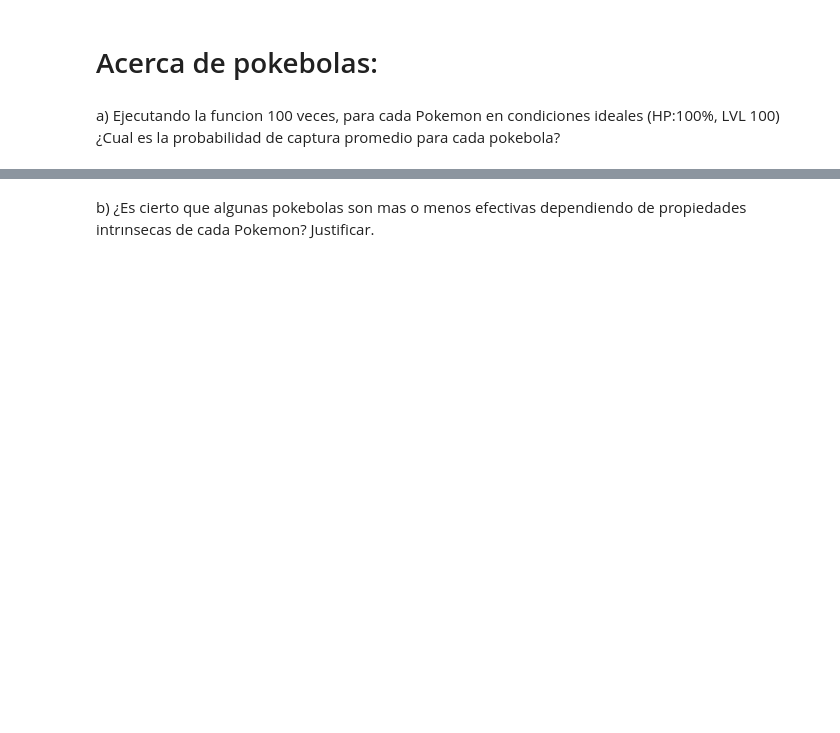
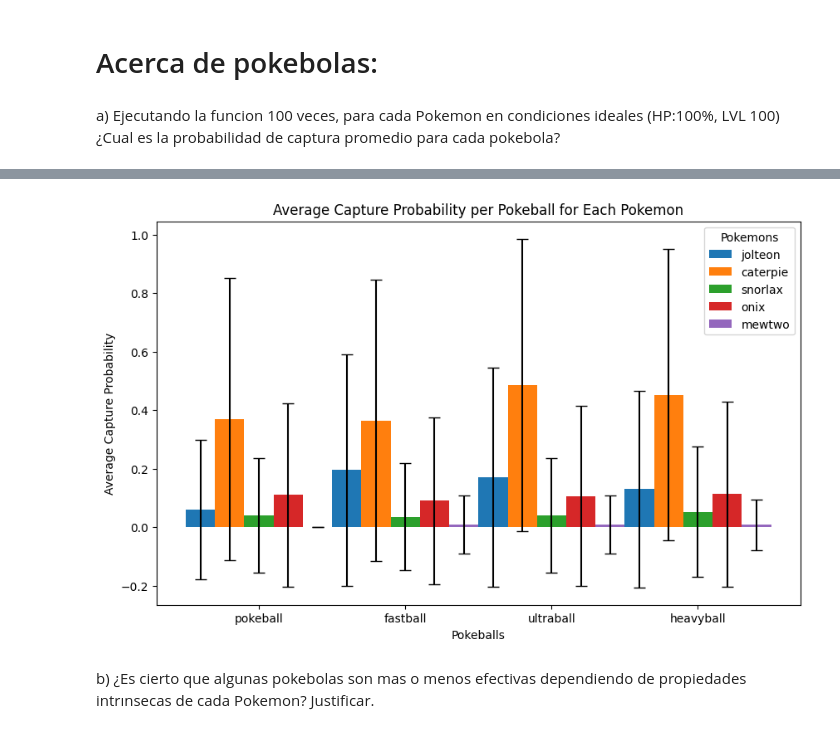
Before and after one commit to juanIgnacioMatilla/sia-tp0, a Jupyter notebook: questions/q1.ipynb, the cells around one changed output, grey strips where cells are left out. Cells and saved outputs as stored; diff of their text form; code cells hidden in the pictures; blank space fills up the shorter version.

Commit message:
changed to matplotlib to plot

```diff
--- a/questions/q1.ipynb
+++ b/questions/q1.ipynb
@@ -5,11 +5,16 @@ a) Ejecutando la funcion 100 veces, para cada Pokemon en condiciones ideales (HP
 # %%
 from src.catching import attempt_catch
 from src.pokemon import PokemonFactory, StatusEffect
+from matplotlib import pyplot as plt
 import numpy as np
-import plotly.graph_objects as go
+import pandas as pd
 factory = PokemonFactory("../pokemon.json")
 pokemons = ["jolteon","caterpie","snorlax","onix","mewtwo"]
 pokeballs = ["pokeball", "fastball", "ultraball", "heavyball"]
+data = {
+    "pokeballs": pokeballs
+}
+std_devs_data = {}
 for pokemon_name in pokemons:
     means=[]
     std_devs=[]
@@ -25,26 +30,29 @@ for pokemon_name in pokemons:
         std_dev = np.std(pokeball_attemps)
         means.append(mean)
         std_devs.append(std_dev)
+    data[pokemon_name] = means
+    std_devs_data[pokemon_name] = std_devs
+# Convert data to DataFrame
+df = pd.DataFrame(data)
+std_devs_df = pd.DataFrame(std_devs_data)
 
-    # Create the bar plot
-    fig = go.Figure()
+# Plotting grouped barplot with error bars
+bar_width = 0.2
+index = np.arange(len(df['pokeballs']))
 
-    fig.add_trace(go.Bar(
-        x=pokeballs,
-        y=means,
-        error_y=dict(type='data', array=std_devs),
-        name='Capture Probability'
-    ))
+plt.figure(figsize=(10, 6))
 
-    # Update layout
-    fig.update_layout(
-        title=f"Average Capture Probability for { pokemon_name.title()}",
-        xaxis_title="Pokeball Type",
-        yaxis_title="Capture Probability",
-        yaxis=dict(range=[0, 1]),
-        showlegend=False
-    )
+for i, pokemon_name in enumerate(pokemons):
+    plt.bar(index + i * bar_width, df[pokemon_name], bar_width,
+            yerr=std_devs_df[pokemon_name], capsize=5, label=pokemon_name)
 
-    # Show the plot
-    fig.show()
+# Add labels, title, and legend
+plt.xlabel('Pokeballs')
+plt.ylabel('Average Capture Probability')
+plt.title('Average Capture Probability per Pokeball for Each Pokemon')
+plt.xticks(index + bar_width * (len(pokemons) - 1) / 2, df['pokeballs'])
+plt.legend(title="Pokemons")
+
+# Display the plot
+plt.show()
 # %% [output]
@@ -56,2 +59,3 @@ for pokemon_name in pokemons:
+[figure, added]
 # %% [markdown]
 b) ¿Es cierto que algunas pokebolas son mas o menos efectivas dependiendo de propiedades intrınsecas de cada Pokemon? Justificar.
```
Also changed, not shown: parts of 1 cell of this notebook.
